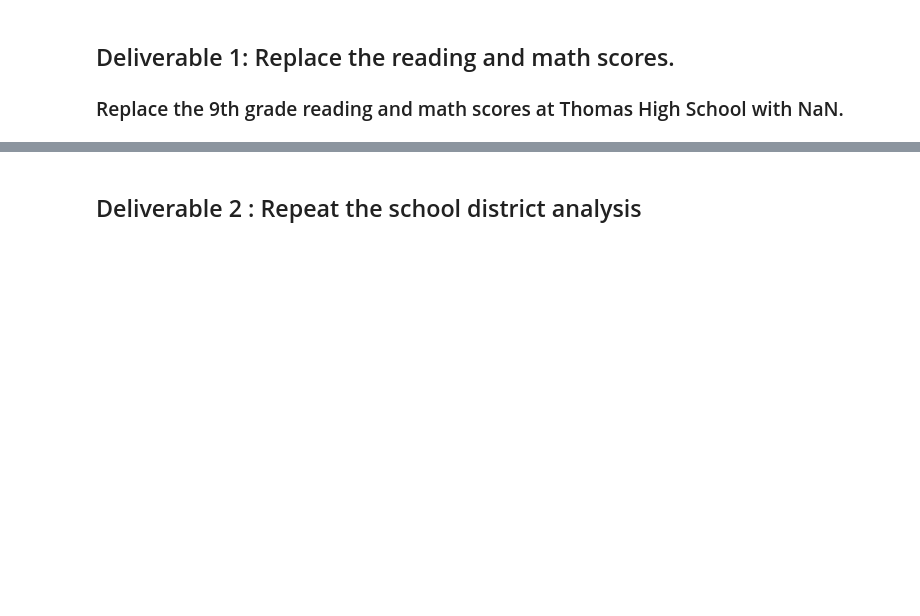
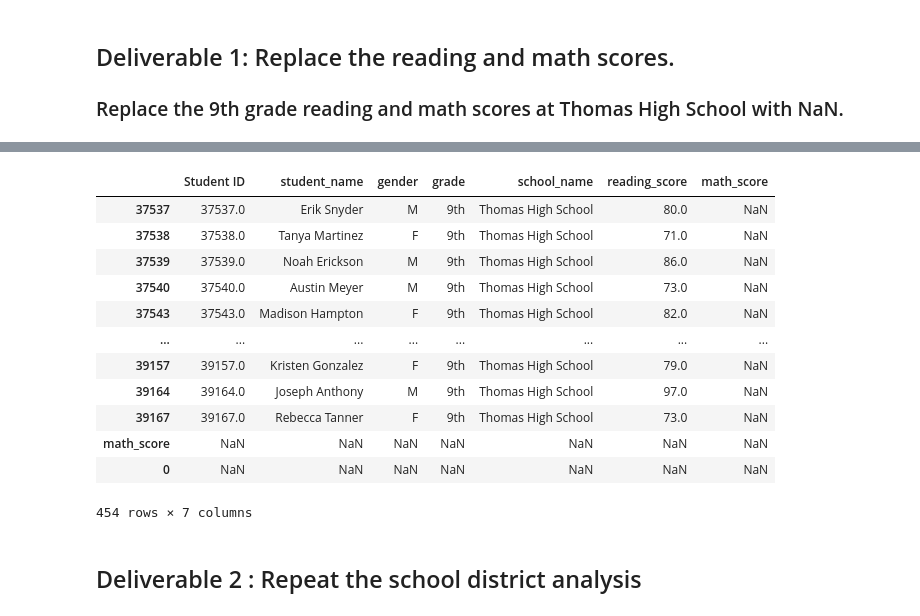
Before and after one commit to emmanuelmartinezs/School_District_Analysis, a Jupyter notebook: PyCitySchools_Challenge.ipynb, the cells around one changed output, grey strips where cells are left out. Saved outputs shown, nothing was run; the diff lists cells and outputs as text; code cells hidden in the pictures; blank space fills up the shorter version.

```diff
--- a/PyCitySchools_Challenge.ipynb
+++ b/PyCitySchools_Challenge.ipynb
@@ -48,0 +75,5 @@ student_data_df.loc[]
+# %%
+# Create variable from main df for THS as ths_math_score_rep
+ths_math_score_rep = student_data_df.loc[(student_data_df["reading_score"] >= 70) & (student_data_df["school_name"] == "Thomas High School") & (student_data_df["grade"] == "9th")]
+
+ths_math_score_rep.count()
@@ -49,2 +105,20 @@ student_data_df.loc[]
 # %%
 #  Step 3. Refactor the code in Step 2 to replace the math scores with NaN.
+ths_math_score_rep["math_score"] = np.where((ths_math_score_rep.math_score > 0), 0, ths_math_score_rep.math_score)
+
+#  Step 4. Check the student data for NaN's on math_score over THS 9th Grade
+ths_math_score_rep
+# %% [output]
+|  | Student ID | student_name | gender | grade | school_name | reading_score | math_score |
+| 37537 | 37537.0 | Erik Snyder | M | 9th | Thomas High School | 80.0 | NaN |
+| 37538 | 37538.0 | Tanya Martinez | F | 9th | Thomas High School | 71.0 | NaN |
+| 37539 | 37539.0 | Noah Erickson | M | 9th | Thomas High School | 86.0 | NaN |
+| 37540 | 37540.0 | Austin Meyer | M | 9th | Thomas High School | 73.0 | NaN |
+| 37543 | 37543.0 | Madison Hampton | F | 9th | Thomas High School | 82.0 | NaN |
+| ... | ... | ... | ... | ... | ... | ... | ... |
+| 39157 | 39157.0 | Kristen Gonzalez | F | 9th | Thomas High School | 79.0 | NaN |
+| 39164 | 39164.0 | Joseph Anthony | M | 9th | Thomas High School | 97.0 | NaN |
+| 39167 | 39167.0 | Rebecca Tanner | F | 9th | Thomas High School | 73.0 | NaN |
+| math_score | NaN | NaN | NaN | NaN | NaN | NaN | NaN |
+| 0 | NaN | NaN | NaN | NaN | NaN | NaN | NaN |
+454 rows × 7 columns
```
Also changed, not shown: parts of 5 cells of this notebook, 1 other file.
